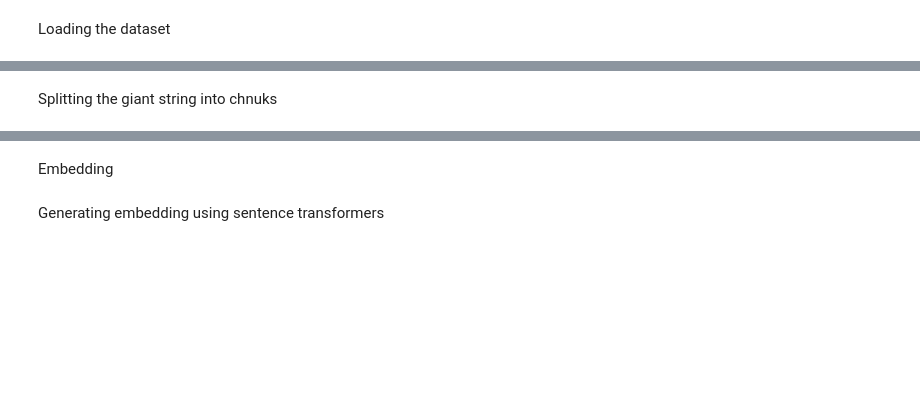
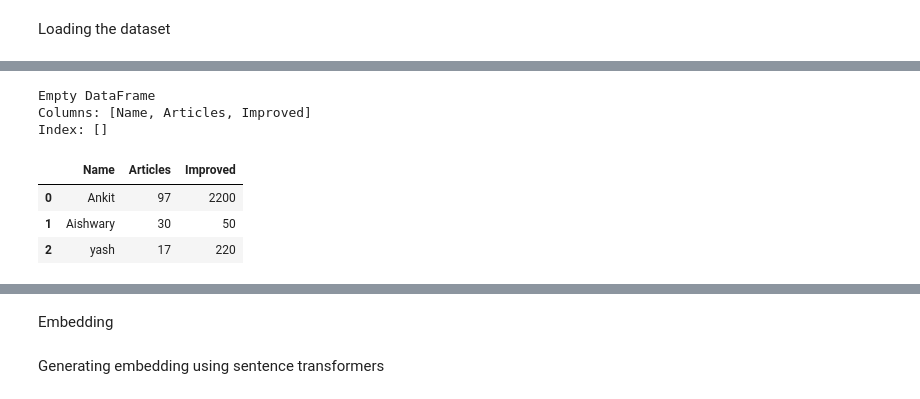
Before and after one commit to TollanBerhanu/Semantic-search-on-Slack, a Jupyter notebook: slack_semantic_search.ipynb, the cells around one changed output, grey strips where cells are left out. Saved outputs shown, nothing was run; the diff lists cells and outputs as text; code cells hidden in the pictures; blank space fills up the shorter version.

```diff
--- a/slack_semantic_search.ipynb
+++ b/slack_semantic_search.ipynb
@@ -23,8 +82,31 @@ Name: Content, Length: 501, dtype: object
+# %%
+# create an Empty DataFrame
+# object With column names only
+df = pd.DataFrame(columns = ['Name', 'Articles', 'Improved'])
+print(df)
+
+# append rows to an empty DataFrame
+df = df.append({'Name' : 'Ankit', 'Articles' : 97, 'Improved' : 2200},
+        ignore_index = True)
+
+df = df.append({'Name' : 'Aishwary', 'Articles' : 30, 'Improved' : 50},
+        ignore_index = True)
+
+df = df.append({'Name' : 'yash', 'Articles' : 17, 'Improved' : 220},
+      ignore_index = True)
+
+df
+# %% [output]
+Empty DataFrame
+Columns: [Name, Articles, Improved]
+Index: []
+|  | Name | Articles | Improved |
+| 0 | Ankit | 97 | 2200 |
+| 1 | Aishwary | 30 | 50 |
+| 2 | yash | 17 | 220 |
 # %%
 # Cast the values of the column 'Content' into strings
 df['Content'] = df['Content'].astype(str)
 
 # Join the string values of all the rows in 'Content' into one large corpus of text
 conversations = ' '.join(df['Content'])
-# %% [markdown]
-Splitting the giant string into chnuks
```
Also changed, not shown: parts of 11 cells of this notebook.
